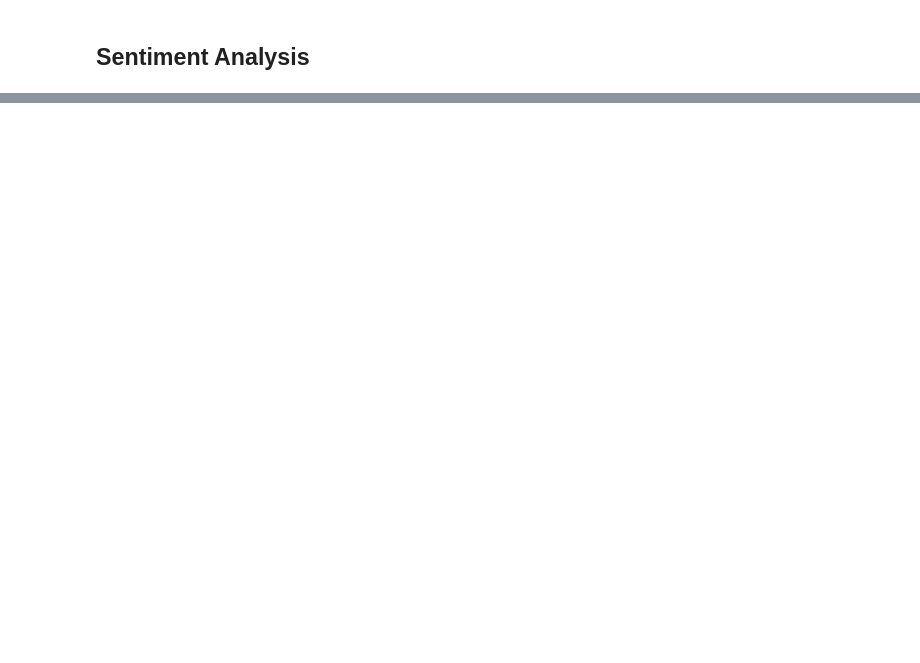
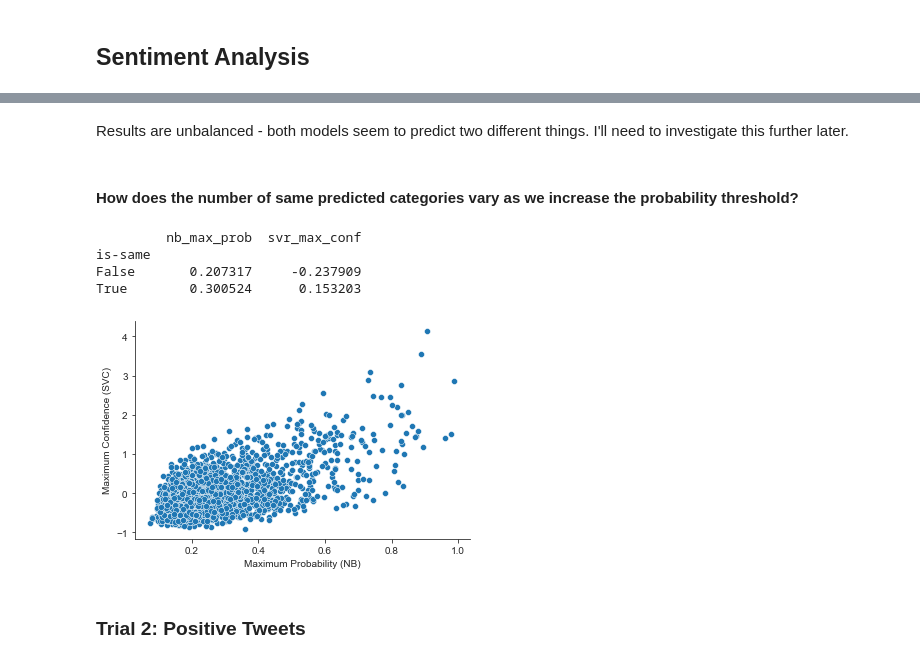
Before and after one commit to michaelhalim168/GiftFinder, a Jupyter notebook: 04twitter-sentiment-analysis.ipynb, the cells around one changed output, grey strips where cells are left out. Cells and saved outputs as stored; diff of their text form; code cells hidden in the pictures; blank space fills up the shorter version.

```diff
--- a/04twitter-sentiment-analysis.ipynb
+++ b/04twitter-sentiment-analysis.ipynb
@@ -206,0 +315,19 @@ Name: vader_results, Length: 1584936, dtype: object
+# %% [markdown]
+Results are unbalanced - both models seem to predict two different things. I'll need to investigate this further later.
+# %% [markdown]
+#### How does the number of same predicted categories vary as we increase the probability threshold? ####
+# %%
+avg_prob = ext_pos_small.groupby('is-same').agg({'nb_max_prob':'mean', 'svr_max_conf':'mean'})
+print(avg_prob)
+
+sns.scatterplot(x='nb_max_prob', y='svr_max_conf', data=ext_pos_small)
+plt.xlabel('Maximum Probability (NB)')
+plt.ylabel('Maximum Confidence (SVC)')
+sns.despine()
+plt.show()
+# %% [output]
+         nb_max_prob  svr_max_conf
+is-same
+False       0.207317     -0.237909
+True        0.300524      0.153203
+[figure, added]
@@ -206,0 +341,2 @@ Name: vader_results, Length: 1584936, dtype: object
+# %% [markdown]
+### Trial 2: Positive Tweets
```
Also changed, not shown: parts of 35 cells of this notebook, 8 other files.
